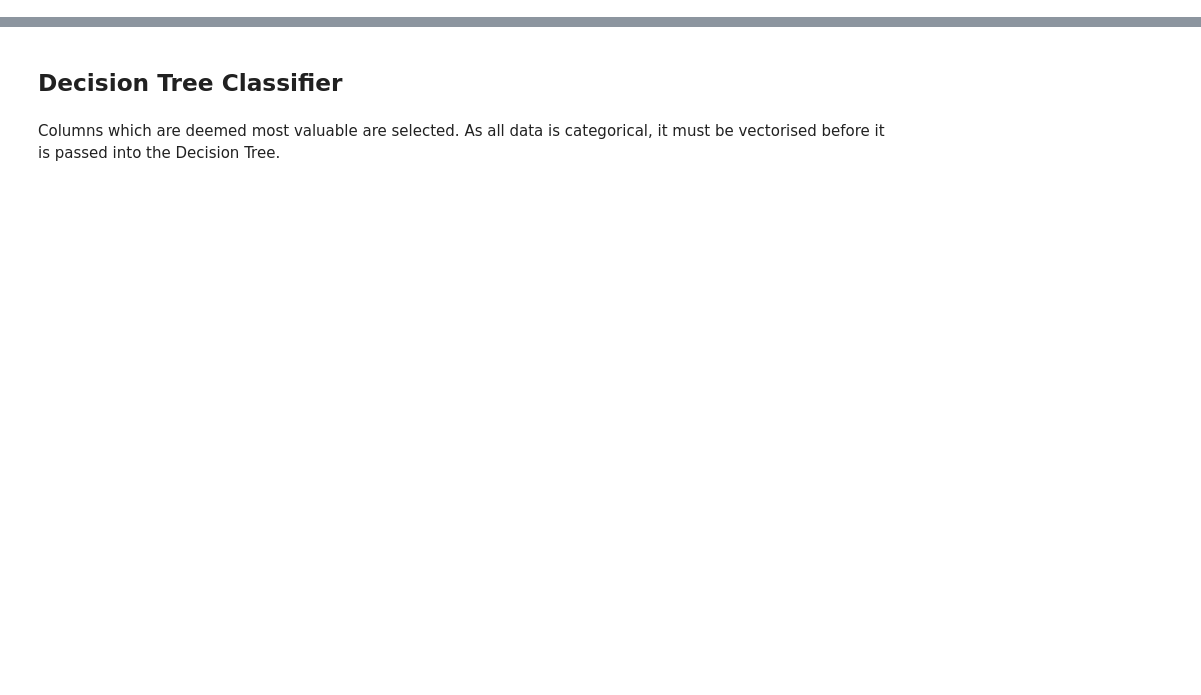
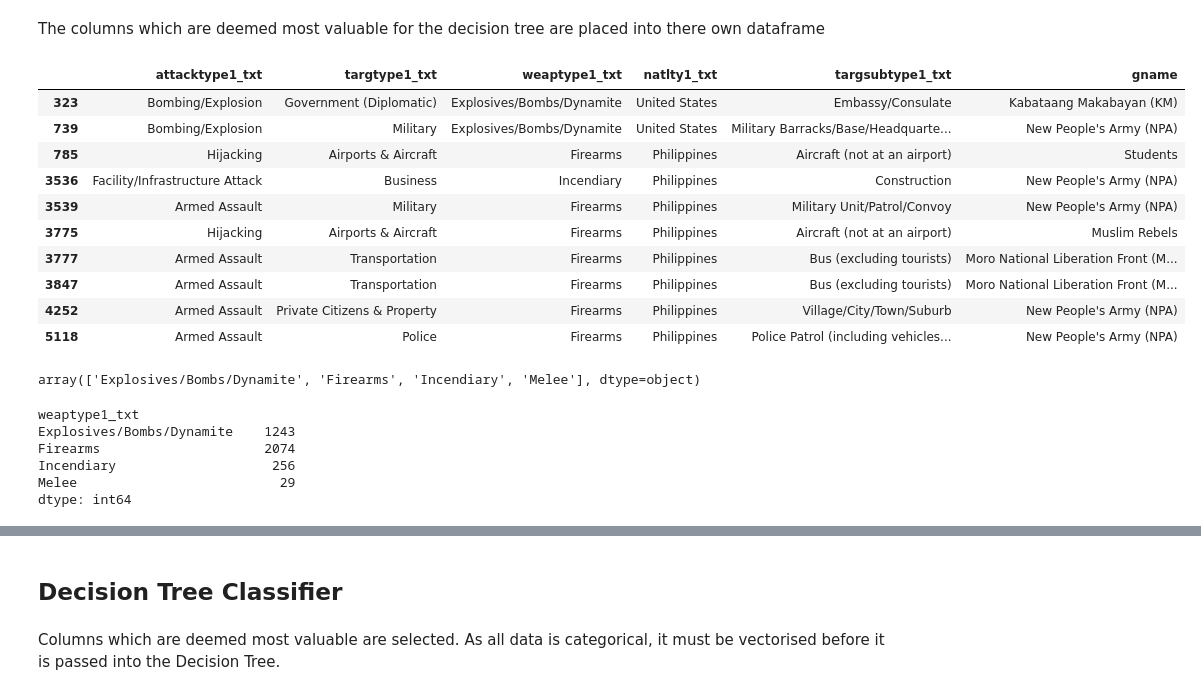
Before and after one commit to Gary-OB/Big-Data---Terrorismds, a Jupyter notebook: Predictive Modeling of Terrorism Perpetrators.ipynb, the cells around one changed output, grey strips where cells are left out. Drawn from its saved outputs; the diff is of its cells as text; code cells hidden in the pictures; blank space fills up the shorter version.

Commit message:
Error in decision tree

```diff
--- a/Predictive Modeling of Terrorism Perpetrators.ipynb
+++ b/Predictive Modeling of Terrorism Perpetrators.ipynb
@@ -261,0 +236,19 @@ class_group.plot(kind='bar', grid=False)
+# %% [markdown]
+The columns which are deemed most valuable for the decision tree are placed into there own dataframe
+# %%
+#selecting attributes
+cleaned_data = cleaned_data[["attacktype1_txt", "targtype1_txt", "weaptype1_txt", "natlty1_txt", "targsubtype1_txt", "gname"]]
+
+cleaned_data.head(10)
+# %% [output]
+|  | attacktype1_txt | targtype1_txt | weaptype1_txt | natlty1_txt | targsubtype1_txt | gname |
+| 323 | Bombing/Explosion | Government (Diplomatic) | Explosives/Bombs/Dynamite | United States | Embassy/Consulate | Kabataang Makabayan (KM) |
+| 739 | Bombing/Explosion | Military | Explosives/Bombs/Dynamite | United States | Military Barracks/Base/Headquarte... | New People's Army (NPA) |
+| 785 | Hijacking | Airports & Aircraft | Firearms | Philippines | Aircraft (not at an airport) | Students |
+| 3536 | Facility/Infrastructure Attack | Business | Incendiary | Philippines | Construction | New People's Army (NPA) |
+| 3539 | Armed Assault | Military | Firearms | Philippines | Military Unit/Patrol/Convoy | New People's Army (NPA) |
+| 3775 | Hijacking | Airports & Aircraft | Firearms | Philippines | Aircraft (not at an airport) | Muslim Rebels |
+| 3777 | Armed Assault | Transportation | Firearms | Philippines | Bus (excluding tourists) | Moro National Liberation Front (M... |
+| 3847 | Armed Assault | Transportation | Firearms | Philippines | Bus (excluding tourists) | Moro National Liberation Front (M... |
+| 4252 | Armed Assault | Private Citizens & Property | Firearms | Philippines | Village/City/Town/Suburb | New People's Army (NPA) |
+| 5118 | Armed Assault | Police | Firearms | Philippines | Police Patrol (including vehicles... | New People's Army (NPA) |
@@ -261,0 +258,16 @@ class_group.plot(kind='bar', grid=False)
+# %%
+#check the uniqe occurences of values in the 'weaptype1_txt' column
+cleaned_data['weaptype1_txt'].unique()
+# %% [output]
+array(['Explosives/Bombs/Dynamite', 'Firearms', 'Incendiary', 'Melee'], dtype=object)
+# %%
+#return frequency of weapon types
+class_group = cleaned_data.groupby('weaptype1_txt').apply(lambda x: len(x))
+class_group
+# %% [output]
+weaptype1_txt
+Explosives/Bombs/Dynamite    1243
+Firearms                     2074
+Incendiary                    256
+Melee                          29
+dtype: int64
```
Also changed, not shown: parts of 50 cells of this notebook.
